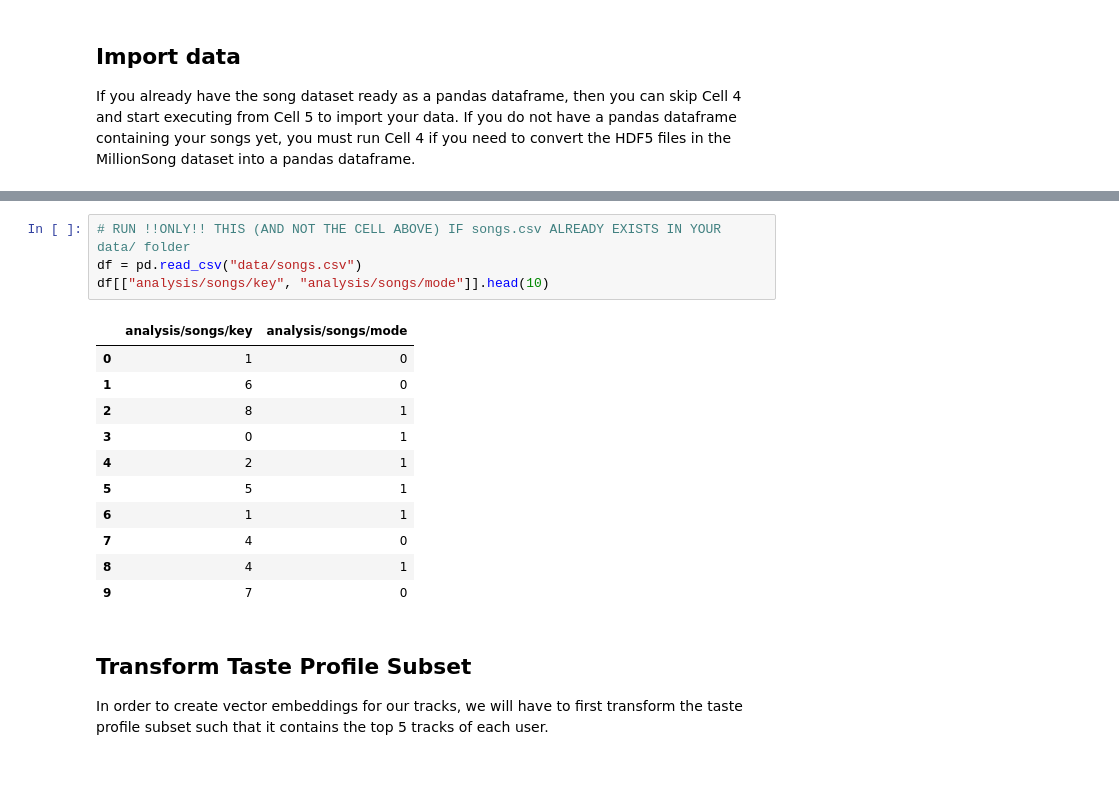
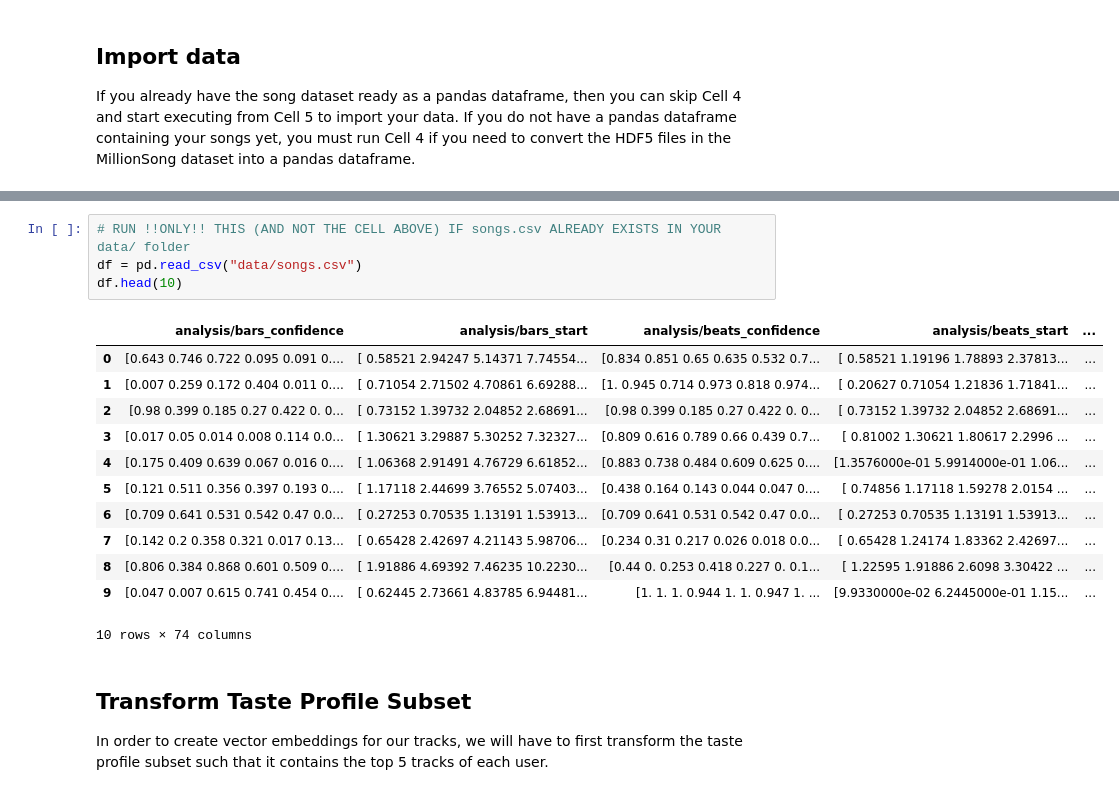
Before and after one commit to Trev241/sounds-like, a Jupyter notebook: notebook.ipynb, the cells around one changed output, grey strips where cells are left out. Saved outputs shown, nothing was run; the diff lists cells and outputs as text.

```diff
--- a/notebook.ipynb
+++ b/notebook.ipynb
@@ -101,19 +107,20 @@ print(f"CSV created: {OUTPUT_CSV_PATH}")
 # %%
 # RUN !!ONLY!! THIS (AND NOT THE CELL ABOVE) IF songs.csv ALREADY EXISTS IN YOUR data/ folder
 df = pd.read_csv("data/songs.csv")
-df[["analysis/songs/key", "analysis/songs/mode"]].head(10)
+df.head(10)
 # %% [output]
-|  | analysis/songs/key | analysis/songs/mode |
-| 0 | 1 | 0 |
-| 1 | 6 | 0 |
-| 2 | 8 | 1 |
-| 3 | 0 | 1 |
-| 4 | 2 | 1 |
-| 5 | 5 | 1 |
-| 6 | 1 | 1 |
-| 7 | 4 | 0 |
-| 8 | 4 | 1 |
-| 9 | 7 | 0 |
+|  | analysis/bars_confidence | analysis/bars_start | analysis/beats_confidence | analysis/beats_start | ... |
+| 0 | [0.643 0.746 0.722 0.095 0.091 0.... | [ 0.58521 2.94247 5.14371 7.74554... | [0.834 0.851 0.65 0.635 0.532 0.7... | [ 0.58521 1.19196 1.78893 2.37813... | ... |
+| 1 | [0.007 0.259 0.172 0.404 0.011 0.... | [ 0.71054 2.71502 4.70861 6.69288... | [1. 0.945 0.714 0.973 0.818 0.974... | [ 0.20627 0.71054 1.21836 1.71841... | ... |
+| 2 | [0.98 0.399 0.185 0.27 0.422 0. 0... | [ 0.73152 1.39732 2.04852 2.68691... | [0.98 0.399 0.185 0.27 0.422 0. 0... | [ 0.73152 1.39732 2.04852 2.68691... | ... |
+| 3 | [0.017 0.05 0.014 0.008 0.114 0.0... | [ 1.30621 3.29887 5.30252 7.32327... | [0.809 0.616 0.789 0.66 0.439 0.7... | [ 0.81002 1.30621 1.80617 2.2996 ... | ... |
+| 4 | [0.175 0.409 0.639 0.067 0.016 0.... | [ 1.06368 2.91491 4.76729 6.61852... | [0.883 0.738 0.484 0.609 0.625 0.... | [1.3576000e-01 5.9914000e-01 1.06... | ... |
+| 5 | [0.121 0.511 0.356 0.397 0.193 0.... | [ 1.17118 2.44699 3.76552 5.07403... | [0.438 0.164 0.143 0.044 0.047 0.... | [ 0.74856 1.17118 1.59278 2.0154 ... | ... |
+| 6 | [0.709 0.641 0.531 0.542 0.47 0.0... | [ 0.27253 0.70535 1.13191 1.53913... | [0.709 0.641 0.531 0.542 0.47 0.0... | [ 0.27253 0.70535 1.13191 1.53913... | ... |
+| 7 | [0.142 0.2 0.358 0.321 0.017 0.13... | [ 0.65428 2.42697 4.21143 5.98706... | [0.234 0.31 0.217 0.026 0.018 0.0... | [ 0.65428 1.24174 1.83362 2.42697... | ... |
+| 8 | [0.806 0.384 0.868 0.601 0.509 0.... | [ 1.91886 4.69392 7.46235 10.2230... | [0.44 0. 0.253 0.418 0.227 0. 0.1... | [ 1.22595 1.91886 2.6098 3.30422 ... | ... |
+| 9 | [0.047 0.007 0.615 0.741 0.454 0.... | [ 0.62445 2.73661 4.83785 6.94481... | [1. 1. 1. 0.944 1. 1. 0.947 1. ... | [9.9330000e-02 6.2445000e-01 1.15... | ... |
+10 rows × 74 columns
 # %% [markdown]
 ## Transform Taste Profile Subset
 
```
Also changed, not shown: parts of 16 cells of this notebook, 3 other files.
